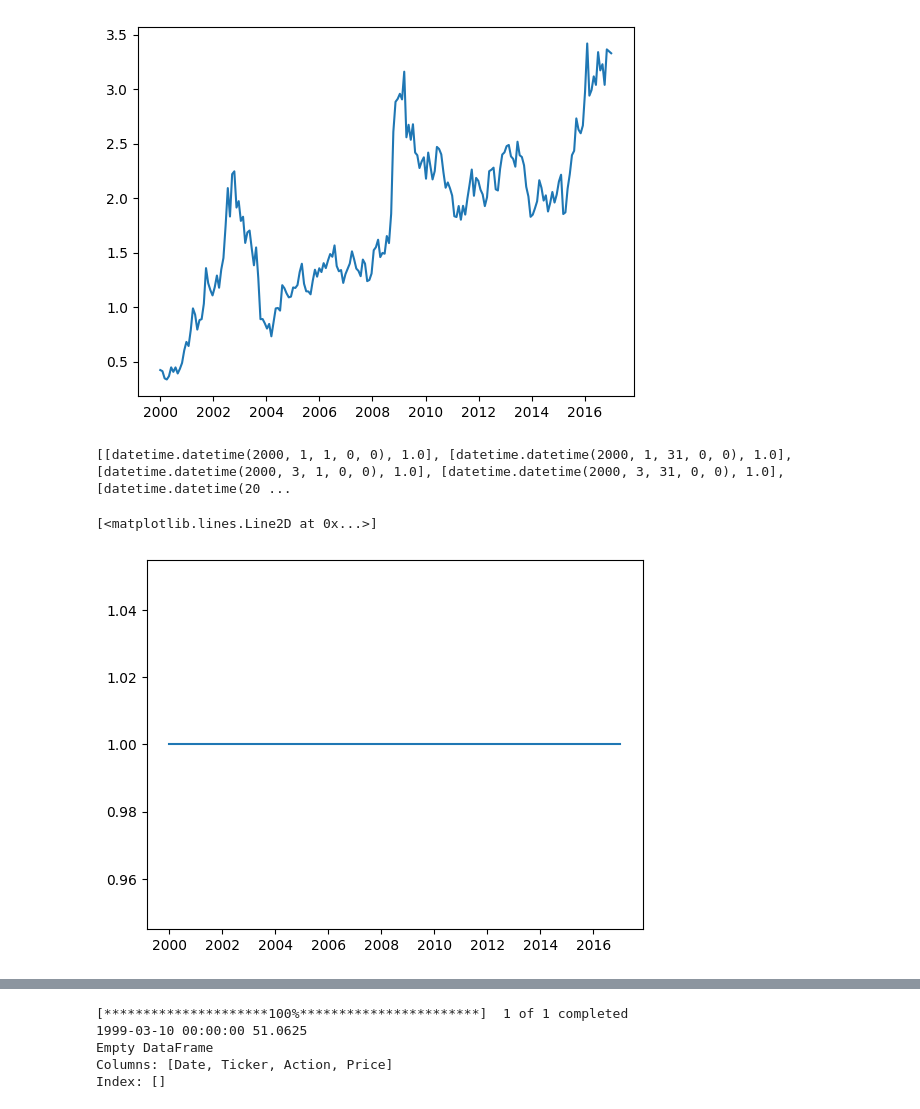
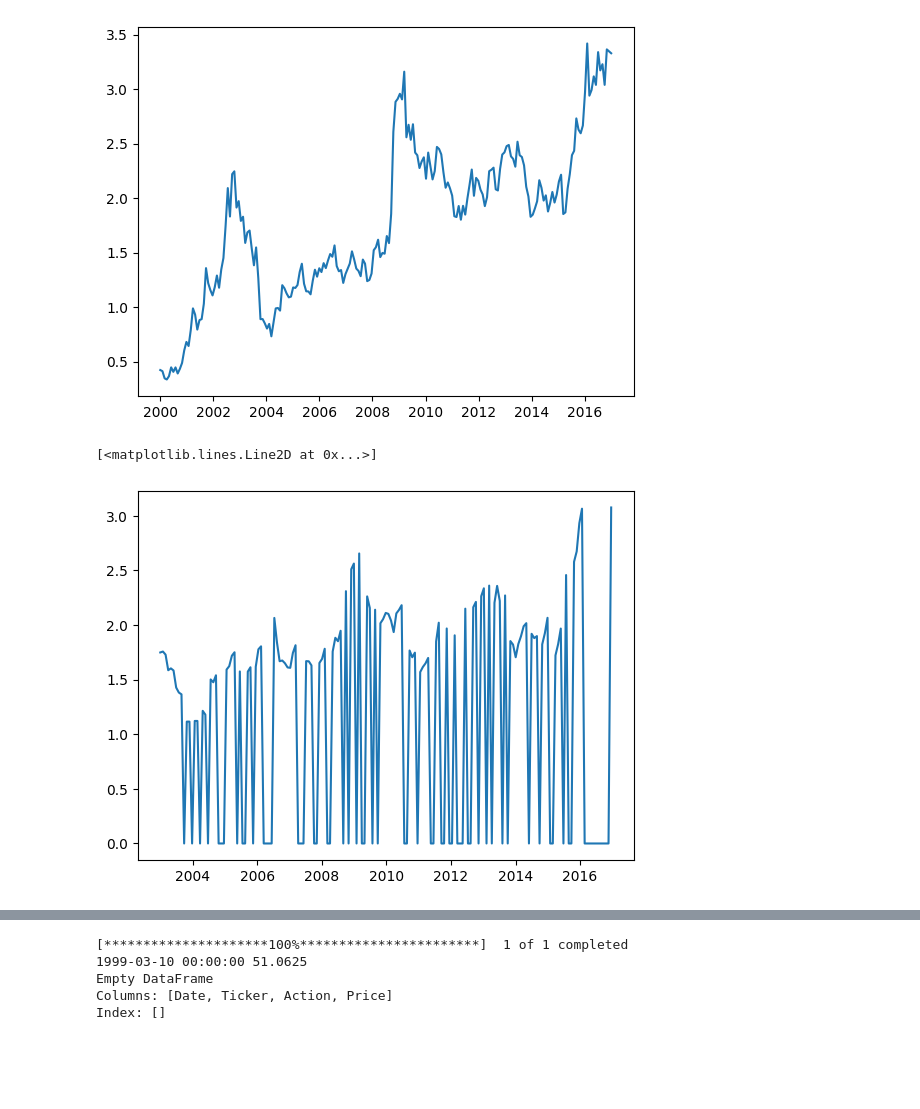
Before and after one commit to sylviawusyl/backtesting, a Jupyter notebook: Ab_test.ipynb, the cells around one changed output, grey strips where cells are left out. Drawn from its saved outputs; the diff is of its cells as text; code cells hidden in the pictures; blank space fills up the shorter version.

Commit message:
fix strategy with rolling window

```diff
--- a/Ab_test.ipynb
+++ b/Ab_test.ipynb
@@ -190,22 +202,25 @@ plt.plot([x[0] for x in bh_result], [x[1] for x in bh_result])
 # %%
 #backtest buy and hold strategy over 5 year periods
 #starting date 30 days apart
-sd = dt.datetime(2000,1,1)
+sd = dt.datetime(2003,1,1)
 ed = dt.datetime(2017,1,1)
 hold_period = 365*5
 delta = ed - sd
 ret = []
-threshold_strategy = ab.Threshold(signal_data = naa200r, indicator = 'SignalPrice', buy_threshold = 15, sell_threshold = 30)
-threshold_strategy.run_strategy(qqq, sd , ed)
+
 for i in range(0, delta.days + 1, 30):
+
     sd_5y = sd + dt.timedelta(days=i)
     ed_5y = sd + dt.timedelta(days=i) + dt.timedelta(days=hold_period)
+
+    threshold_strategy = ab.Threshold(signal_data = naa200r, indicator = 'SignalPrice', buy_threshold = 15, sell_threshold = 30)
+    threshold_strategy.run_strategy(qqq, sd_5y , ed_5y)
+
     naa200r_threshold_bt = ab.BackTest(sd_5y , ed_5y,1)
-    naa200r_threshold_bt.run_backtest(threshold_strategy, naa200r)
+    naa200r_threshold_bt.run_backtest(threshold_strategy, qqq)
     ret.append([sd_5y,naa200r_threshold_bt.balance['Total'].iloc[-1]])
-print(ret)
+# print(ret)
 plt.plot([x[0] for x in ret], [x[1] for x in ret])
 # %% [output]
-[[datetime.datetime(2000, 1, 1, 0, 0), 1.0], [datetime.datetime(2000, 1, 31, 0, 0), 1.0], [datetime.datetime(2000, 3, 1, 0, 0), 1.0], [datetime.datetime(2000, 3, 31, 0, 0), 1.0], [datetime.datetime(20 ...
+[<matplotlib.lines.Line2D at 0x...>]
-[<matplotlib.lines.Line2D at 0x...>]
-[figure, old version]
+[figure, new version]
```
Also changed, not shown: parts of 4 cells of this notebook.
